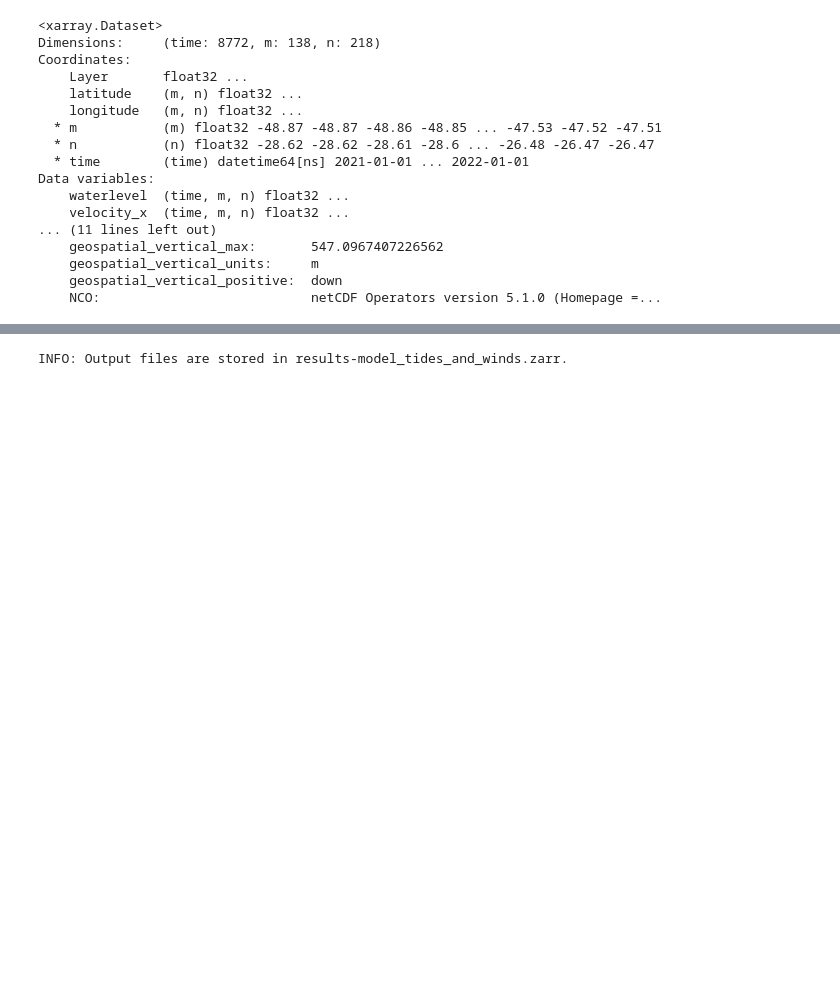
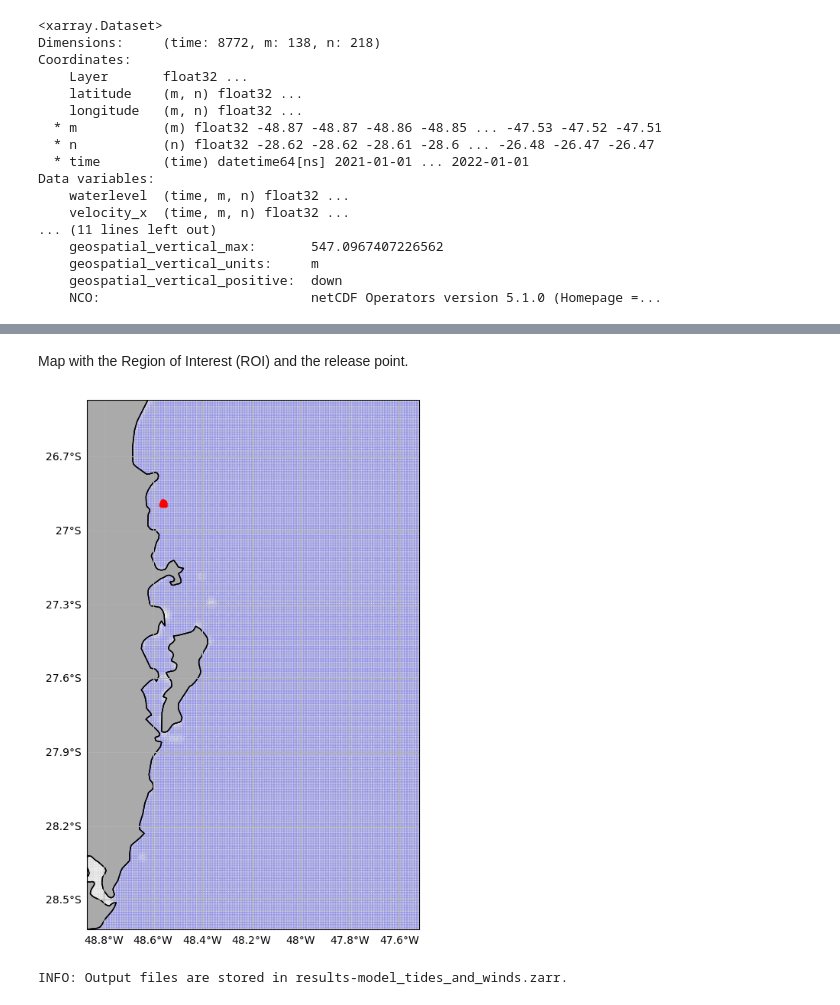
Before and after one commit to LaPoGeoMar/Proj_Modelagem_Pellet, a Jupyter notebook: 02_run_parcels-model_tides_and_winds.ipynb, the cells around one changed output, grey strips where cells are left out. Drawn from its saved outputs; the diff is of its cells as text; code cells hidden in the pictures; blank space fills up the shorter version.

```diff
--- a/02_run_parcels-model_tides_and_winds.ipynb
+++ b/02_run_parcels-model_tides_and_winds.ipynb
@@ -82,17 +90,15 @@ fieldset = FieldSet.from_xarray_dataset(ds, variables, dimensions)
 # %%
 import numpy as np
 
+offset = 0.1  # make it away from the coast
+x, y = -48.66 + offset, -26.89  # Itajaí
 
-# https://github.com/OceanParcels/parcels/issues/1235 ?
-x, y = -48.6, -26.89  # Itajaí
-# x, y = -48.66, -27  # Sim 1
-# x, y = -48.66, -27.1  # Sim 2
-# x, y = -48.66, -27.3  # Sim 3
-# x, y = -48.66, -27.4  # Sim 4
+
 def find_nearest(array, value):
     array = np.asarray(array)
     idx = (np.abs(array - value)).argmin()
     return idx
+
 
 xi = find_nearest(ds["m"], x)
 yi = find_nearest(ds["n"], y)
@@ -100,5 +106,6 @@ yi = find_nearest(ds["n"], y)
 x = ds["m"][xi]
 y = ds["n"][yi]
 
+# Release a line of particles to find the best place for releasing the cluster.
 # x = ds["m"][xi:xi+100].to_numpy()[()]
 # y = [ds["n"][yi].to_numpy()[()]] * len(x)
@@ -158 +112,3 @@ ax.plot(X, Y, "k.", alpha=0.25, zorder=0, color="lightgrey");
+# %% [markdown]
+Map with the Region of Interest (ROI) and the release point.
 # %%
@@ -202,4 +146,64 @@ domain = {
     "E": ds["longitude"].max().to_numpy()[()],
     "W": ds["longitude"].min().to_numpy()[()],
 }
+# %%
+import cartopy.crs as ccrs
+import matplotlib.pyplot as plt
+from cartopy.feature import NaturalEarthFeature
+from cartopy.mpl.gridliner import LATITUDE_FORMATTER, LONGITUDE_FORMATTER
+
+# Coastline
+feature = NaturalEarthFeature(
+    name="coastline",
+    category="physical",
+    scale="10m",
+    edgecolor="#000000",
+    facecolor="#AAAAAA",
+)
+
+bbox = (
+    ds["longitude"].min().to_numpy()[()],
+    ds["longitude"].max().to_numpy()[()],
+    ds["latitude"].min().to_numpy()[()],
+    ds["latitude"].max().to_numpy()[()],
+)
+
+
+def creat_map(projection=ccrs.PlateCarree(), figsize=(9, 9)):
+    fig, ax = plt.subplots(
+        figsize=figsize,
+        subplot_kw={
+            "projection": projection,
+        },
+    )
+    gl = ax.gridlines(draw_labels=True)
+    gl.top_labels = gl.right_labels = False
+    gl.xformatter = LONGITUDE_FORMATTER
+    gl.yformatter = LATITUDE_FORMATTER
+    ax.coastlines(resolution="10m")
+    return fig, ax
+
+
+# Figure
+fig, ax = creat_map(projection=ccrs.PlateCarree(), figsize=(9, 9))
+ax.plot(x, y, "ro", zorder=2)
+ax.plot(lons, lats, "r.", zorder=1, alpha=0.65)
+ax.add_feature(feature, zorder=0)
+ax.set_extent(bbox)
+
+ax.plot(
+    ds["longitude"],
+    ds["latitude"],
+    color="blue",
+    marker="o",
+    markerfacecolor="none",
+    alpha=0.15,
+    zorder=0,
+)
+X, Y = np.meshgrid(ds["m"], ds["n"])
+ax.add_feature(feature, zorder=1)
+ax.plot(x, y, "ro")  # Itajaí
+ax.plot(X, Y, "k.", alpha=0.25, zorder=0, color="lightgrey");
+# %% [output]
+[figure, added]
 # %%
```
Also changed, not shown: parts of 28 cells of this notebook, 3 other files.
